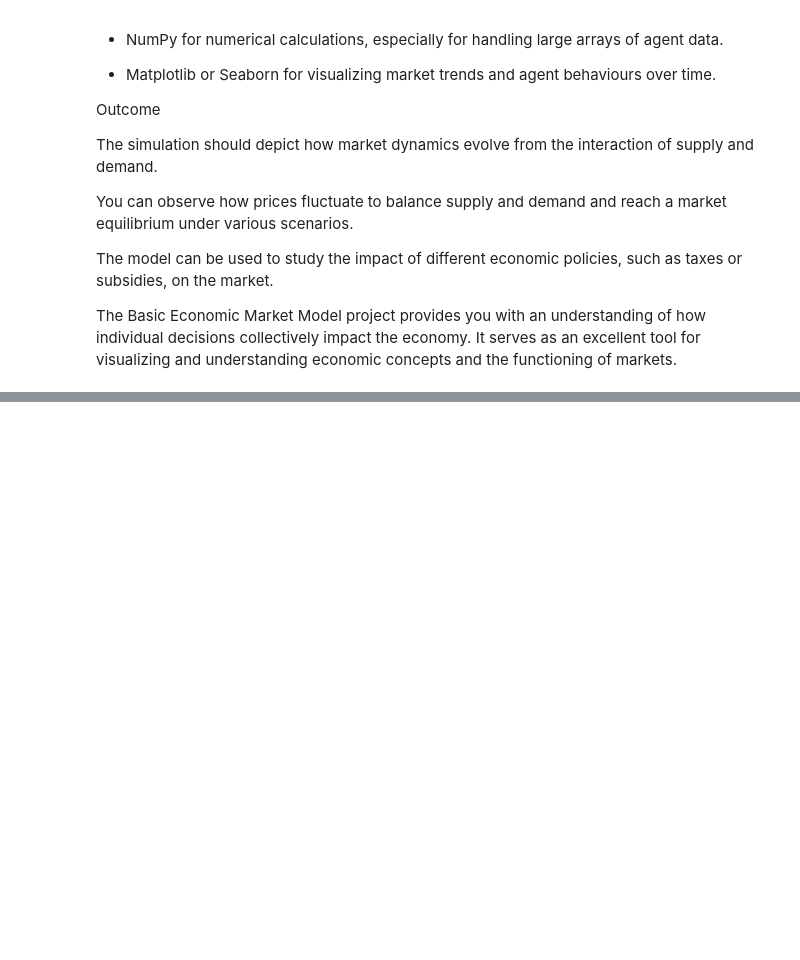
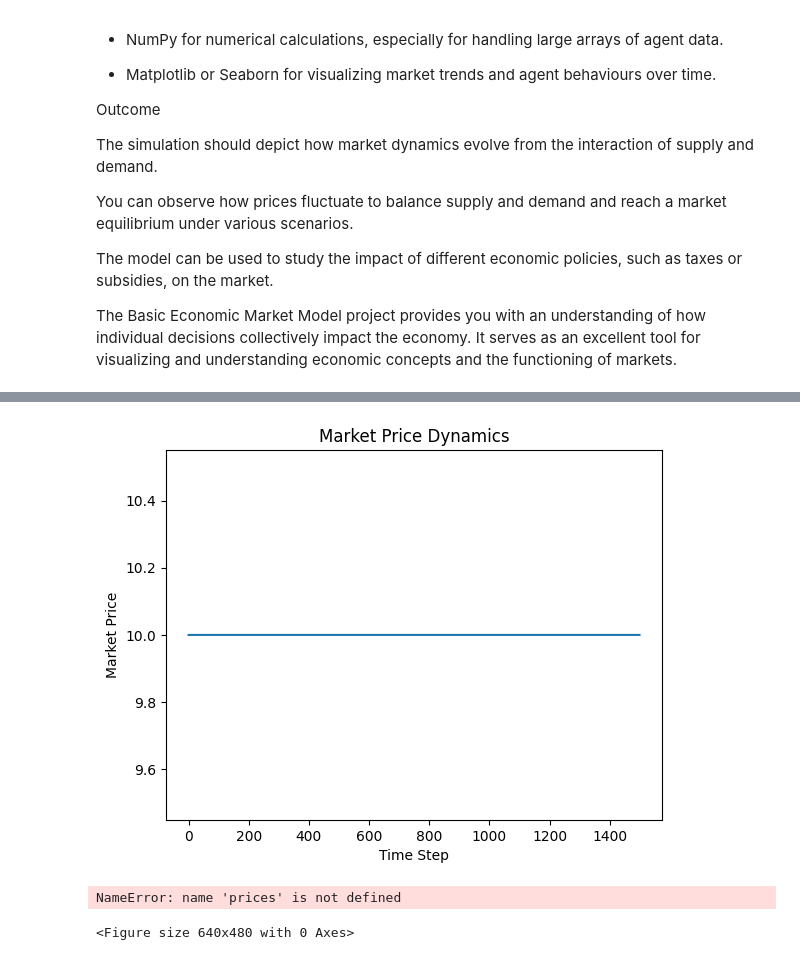
Before and after one commit to DovgaNik/numericalMethods, a Jupyter notebook: project/Basic-economic-model.ipynb, the cells around one changed output, grey strips where cells are left out. Drawn from its saved outputs; the diff is of its cells as text; code cells hidden in the pictures; blank space fills up the shorter version.

```diff
--- a/project/Basic-economic-model.ipynb
+++ b/project/Basic-economic-model.ipynb
@@ -242,0 +79,11 @@ plt.show()
+# %%
+num_producers = 100
+num_consumers = 500
+initial_price = 10  # Initial market price
+# %%
+producers = []
+for i in range(num_producers):
+    production_cost = np.random.normal(10, 2)  # Production cost for each producer
+    production_limit = np.random.randint(50, 150)  # Production limit for each producer
+    producers.append((production_cost, production_limit))
+producers
@@ -242,0 +108,7 @@ plt.show()
+# %%
+consumers = []
+for i in range(num_consumers):
+    budget = np.random.randint(50, 200)  # Budget for each consumer
+    utility = np.random.uniform(0, 1)  # Utility for each consumer
+    consumers.append((budget, utility))
+consumers
@@ -242,0 +133,4 @@ plt.show()
+# %%
+market_price = initial_price
+total_supply = 0  # Total supply of goods from producers
+total_demand = 0  # Total demand for goods from consumers
@@ -242,0 +192,22 @@ plt.show()
+# %%
+plt.figure()
+plt.plot(range(num_steps), [market_price] * num_steps)
+plt.xlabel('Time Step')
+plt.ylabel('Market Price')
+plt.title('Market Price Dynamics')
+plt.show()
+# %% [output]
+[figure, added]
+# %%
+plt.figure()
+plt.plot(range(num_steps), prices, label='Market Price')
+plt.plot(range(num_steps), consumer_demands, label='Consumer Demand', linestyle='--')
+plt.plot(range(num_steps), producer_supplies, label='Producer Supply', linestyle='-.')
+plt.xlabel('Time Step')
+plt.ylabel('Quantity')
+plt.legend()
+plt.title('Market')
+plt.show()
+# %% [output]
+NameError: name 'prices' is not defined
+<Figure size 640x480 with 0 Axes>
```
Also changed, not shown: parts of 14 cells of this notebook.
